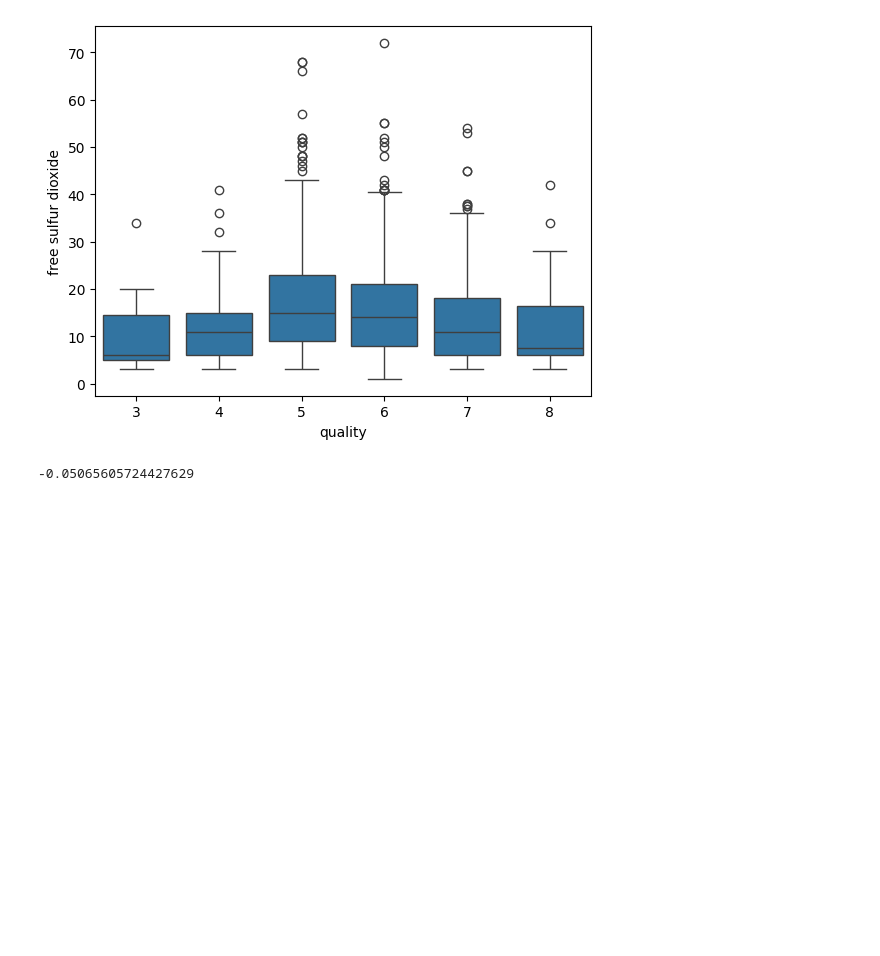
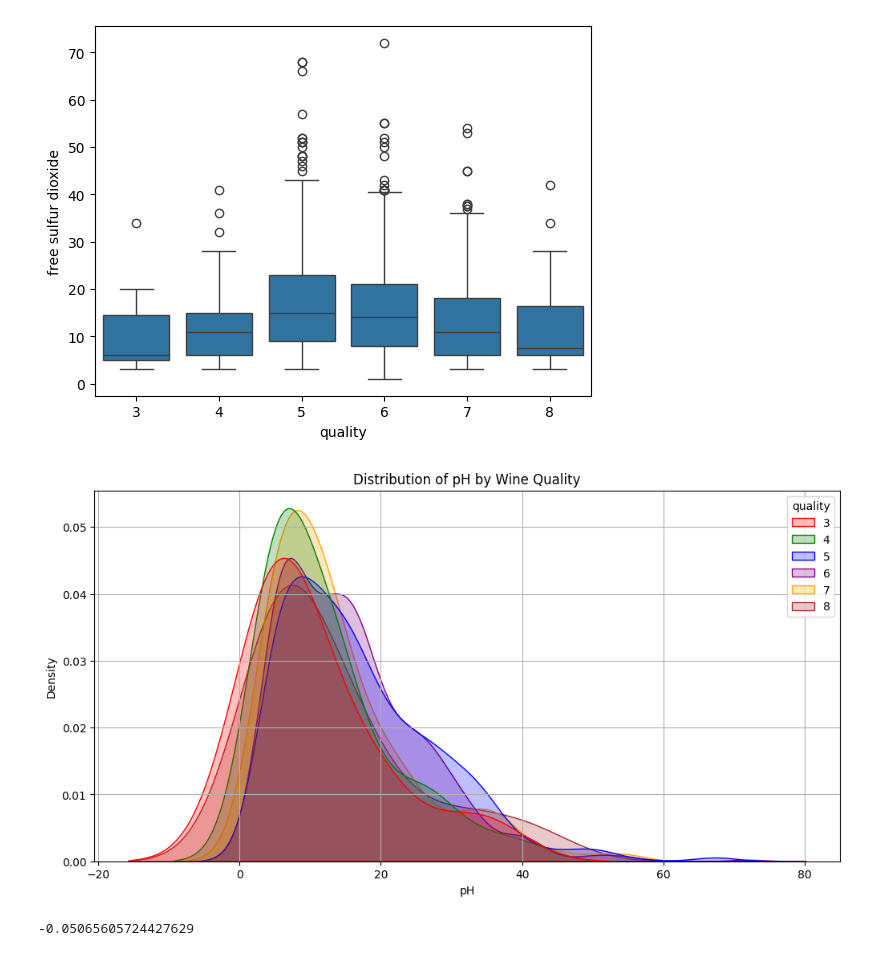
Before and after one commit to HappyGithub-dev/Wine-Data-Analysis, a Jupyter notebook: Wine_Quality_Analysis_using_neural_networks.ipynb, the cells around one changed output. Saved outputs shown, nothing was run; the diff lists cells and outputs as text; code cells hidden in the pictures; blank space fills up the shorter version.

```diff
--- a/Wine_Quality_Analysis_using_neural_networks.ipynb
+++ b/Wine_Quality_Analysis_using_neural_networks.ipynb
@@ -159,6 +159,17 @@ sns.boxplot(data=wine_data, x='quality', y='free sulfur dioxide')
 plt.savefig('quality_vs_free_so2_boxplot.png')
 # %% [output]
 [figure]
+# %%
+plt.figure(figsize=(12, 6))
+sns.kdeplot(data=wine_data, x='free sulfur dioxide', hue='quality', fill=True, common_norm=False, palette=['red', 'green', 'blue', 'purple', 'orange', 'brown'])
+plt.title('Distribution of pH by Wine Quality')
+plt.xlabel('pH')
+plt.ylabel('Density')
+plt.grid(True)
+plt.savefig('pH_distribution_by_quality_kde.png', dpi=300)
+plt.show()
+# %% [output]
+[figure, added]
 # %%
 print(wine_data['quality'].corr(wine_data['free sulfur dioxide']))
 # %% [output]
```
Also changed, not shown: parts of 4 cells of this notebook.
